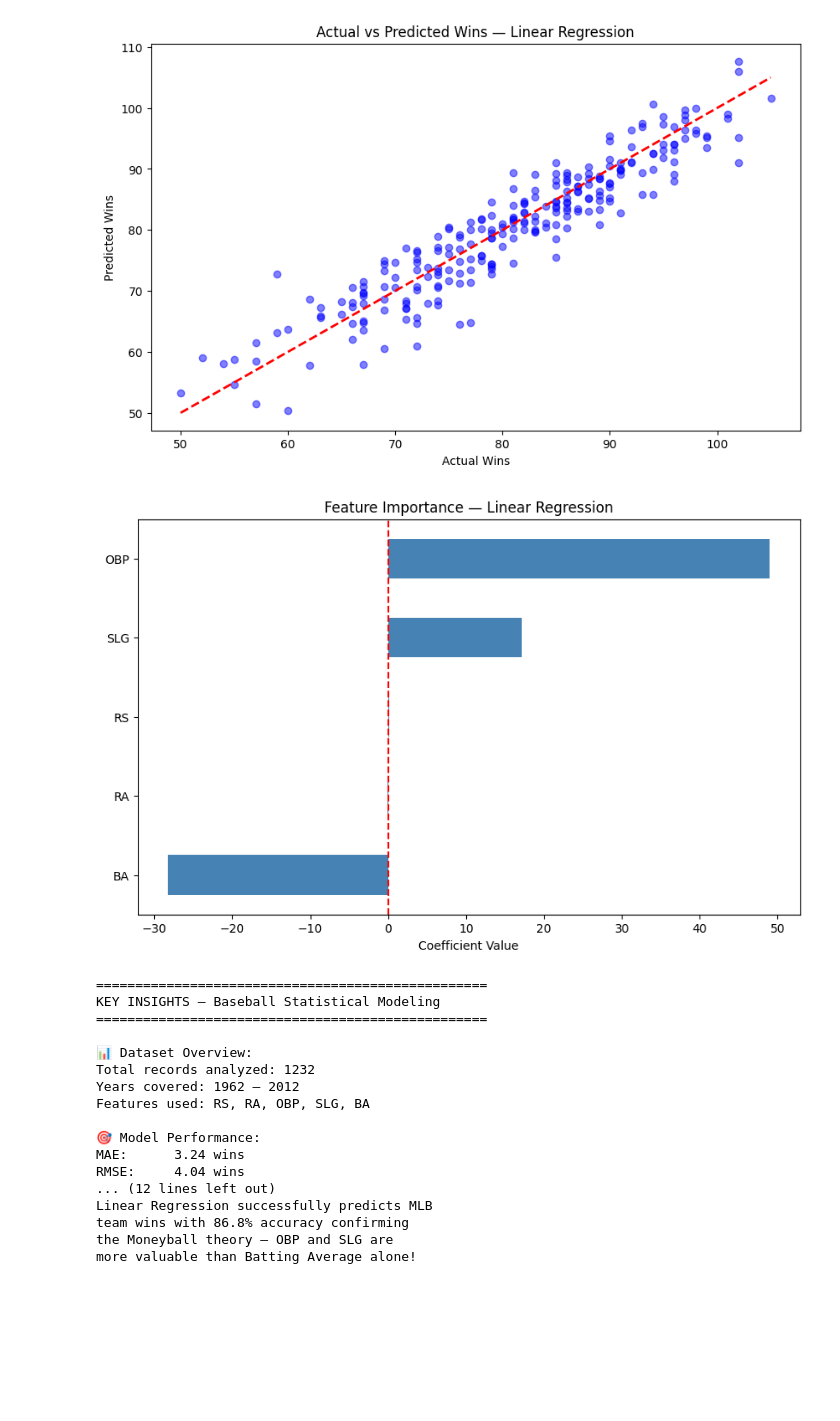
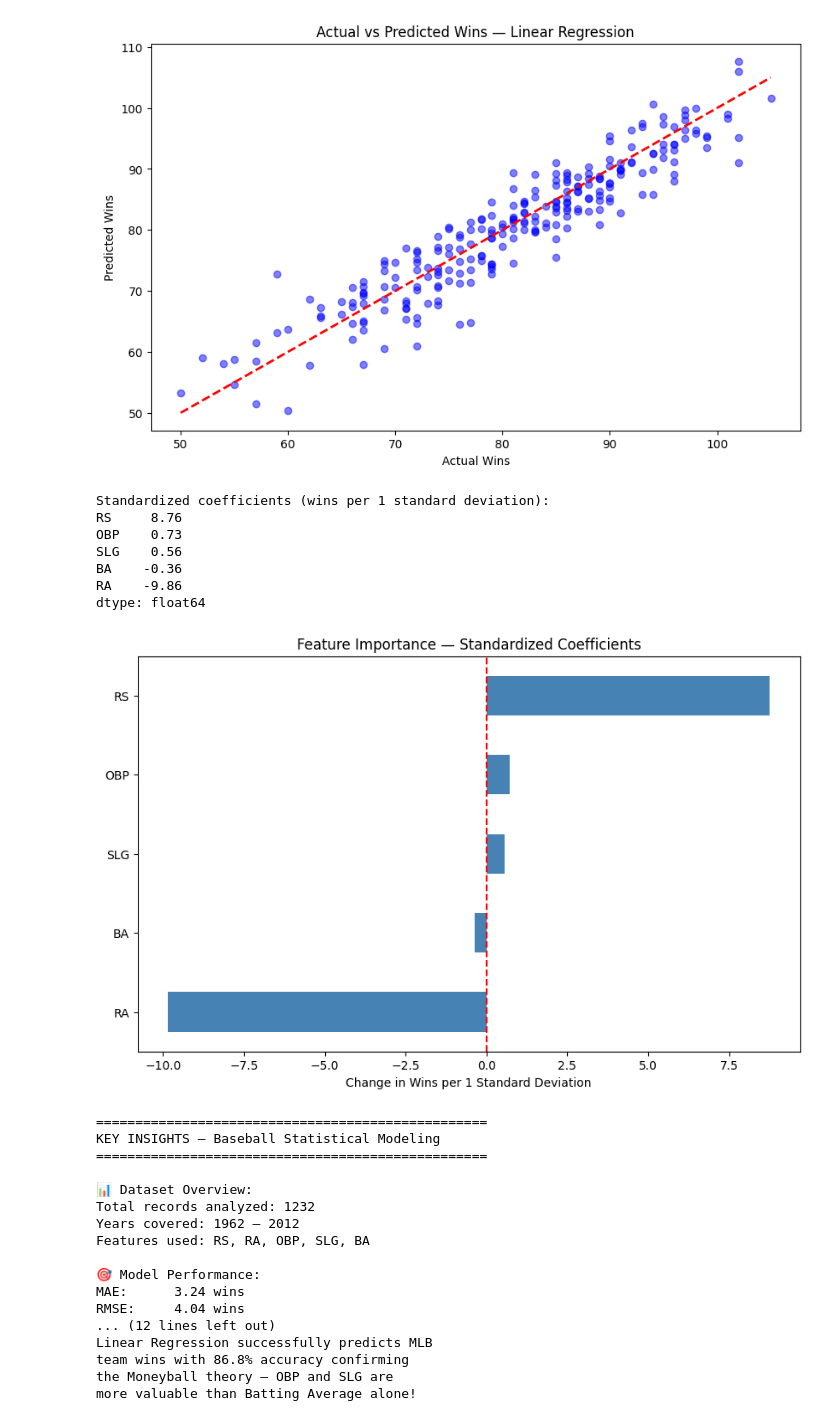
Before and after one commit to Lalita-Canada/bank-customer-churn-analysis, a Jupyter notebook: baseball-statistical-modeling-linear-regression.ipynb, the cells around one changed output. Drawn from its saved outputs; the diff is of its cells as text; code cells hidden in the pictures; blank space fills up the shorter version.

Commit message:
Kaggle Notebook | Baseball Statistical Modeling - Linear Regression  | Version 3

```diff
--- a/baseball-statistical-modeling-linear-regression.ipynb
+++ b/baseball-statistical-modeling-linear-regression.ipynb
@@ -78,9 +72,6 @@ dtype: int64
 # %%
-# Drop columns with too many missing values
-df_clean = df.dropna(subset=['OBP', 'SLG', 'BA', 'RS', 'RA', 'W'])
-
-# Fill remaining missing values with median
-df_clean = df_clean.fillna(df_clean.median(numeric_only=True))
+# Drop columns with too many missing values (not used in the model)
+df_clean = df.drop(columns=['RankSeason', 'RankPlayoffs', 'OOBP', 'OSLG'])
 
 print("Cleaned Shape:", df_clean.shape)
 print("\nMissing values after cleaning:")
@@ -165,18 +152,33 @@ plt.ylabel('Predicted Wins')
 plt.show()
 # %% [output]
 [figure]
-# %%
-plt.figure(figsize=(10,6))
-coefficients = pd.Series(model.coef_,
-                         index=X.columns)
-coefficients.sort_values().plot(kind='barh',
-                                color='steelblue')
-plt.title('Feature Importance — Linear Regression')
-plt.xlabel('Coefficient Value')
-plt.axvline(x=0, color='red', linestyle='--')
-plt.show()
-# %% [output]
-[figure, removed]
+# %%
+from sklearn.preprocessing import StandardScaler
+
+# Features are on very different scales (runs vs. percentages),
+# so standardize them before comparing coefficients
+X_scaled = StandardScaler().fit_transform(X_train)
+model_std = LinearRegression().fit(X_scaled, y_train)
+
+coefficients = pd.Series(model_std.coef_, index=X.columns)
+print("Standardized coefficients (wins per 1 standard deviation):")
+print(coefficients.sort_values(ascending=False).round(2))
+
+plt.figure(figsize=(10,6))
+coefficients.sort_values().plot(kind='barh', color='steelblue')
+plt.title('Feature Importance — Standardized Coefficients')
+plt.xlabel('Change in Wins per 1 Standard Deviation')
+plt.axvline(x=0, color='red', linestyle='--')
+plt.show()
+# %% [output]
+Standardized coefficients (wins per 1 standard deviation):
+RS     8.76
+OBP    0.73
+SLG    0.56
+BA    -0.36
+RA    -9.86
+dtype: float64
+[figure, added]
 # %%
 print("=" * 50)
 print("KEY INSIGHTS — Baseball Statistical Modeling")
```
Also changed, not shown: parts of 4 cells of this notebook.
